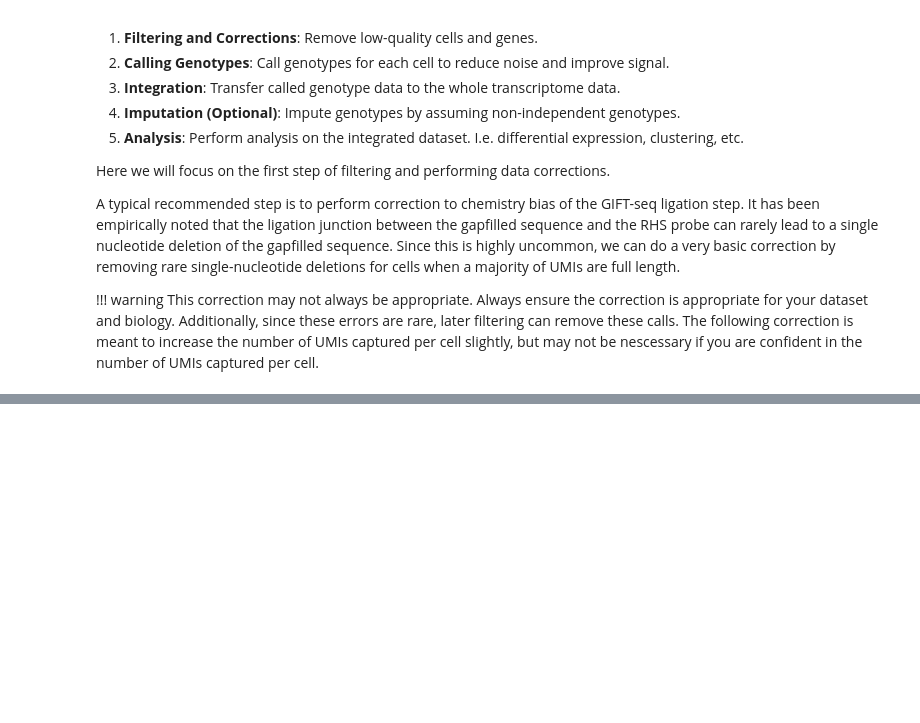
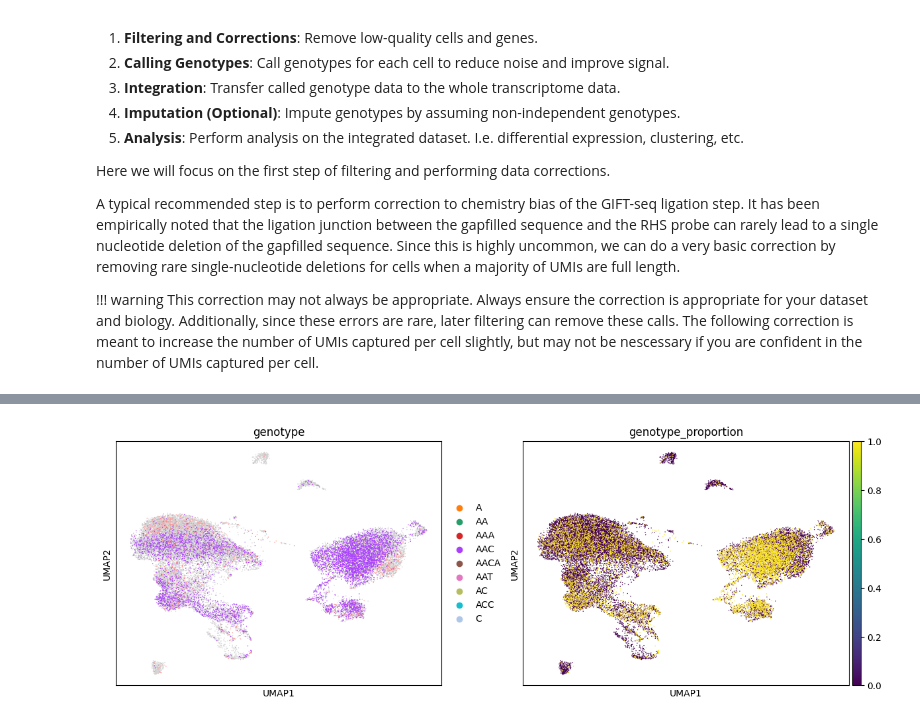
Before and after one commit to clareaulab/giftwrap, a Jupyter notebook: docs/tutorials/analyzing_giftseq_data.ipynb, the cells around one changed output, grey strips where cells are left out. Drawn from its saved outputs; the diff is of its cells as text; code cells hidden in the pictures; blank space fills up the shorter version.

```diff
--- a/docs/tutorials/analyzing_giftseq_data.ipynb
+++ b/docs/tutorials/analyzing_giftseq_data.ipynb
@@ -84,0 +107,4 @@ KeyboardInterrupt:
+# %%
+gw.pl.umap(adata, "JAK2 c.1849G>T")
+# %% [output]
+[figure, added]
```
Also changed, not shown: parts of 7 cells of this notebook, 9 other files.
